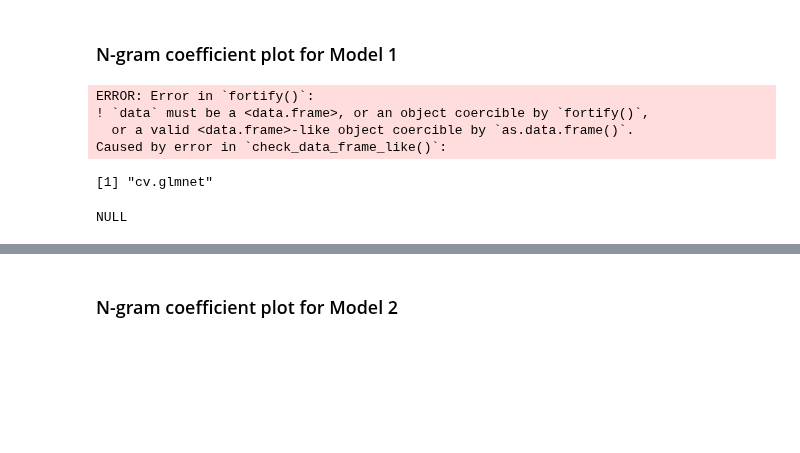
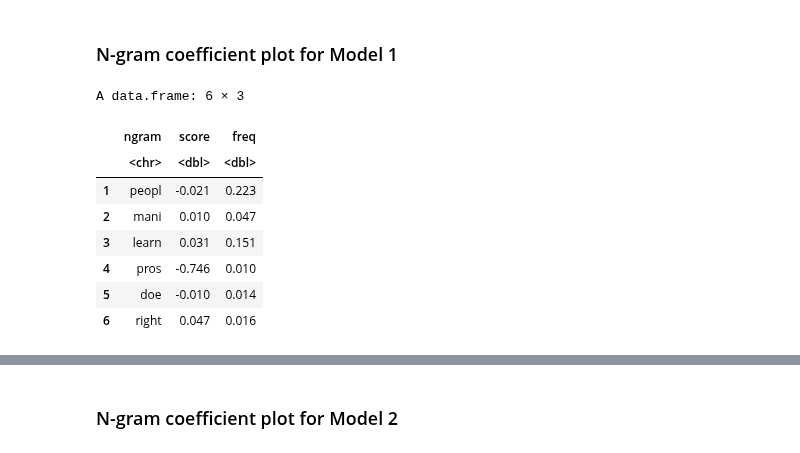
Before and after one commit to hivan04/text-mining, a Jupyter notebook: w2/m2/assignment2.ipynb, the cells around one changed output, grey strips where cells are left out. Drawn from its saved outputs; the diff is of its cells as text; code cells hidden in the pictures; blank space fills up the shorter version.

```diff
--- a/w2/m2/assignment2.ipynb
+++ b/w2/m2/assignment2.ipynb
@@ -362,32 +385,45 @@ ggplot(acc_all,
 # %% [markdown]
 ### N-gram coefficient plot for Model 1
-# %%
-amazon_model_pros %>%
-    ggplot(aes(x=score, y=freq, label=ngram, color=score)) +
-    scale_color_gradient2(low="navyblue",
-                        mid = "grey",
-                        high="forestgreen",
-                        midpoint = 0)+
-  geom_vline(xintercept=0)+
-  geom_point() +
-  geom_label_repel(max.overlaps = 15)+
-  scale_x_continuous(limits = c(-.2,.1),
-                     breaks = seq(-.2,.2,.05)) +
-  scale_y_continuous(trans="log2",
-                     breaks=c(.01,.05,.1,.2,.5,1,2,5))+
-  theme_bw() +
-  labs(x="Coefficient in Model",y="Uses per Review")+
-  theme(legend.position = "none",
-        axis.title=element_text(size=20),
-        axis.text=element_text(size=16))
-# %% [output]
-ERROR: Error in `fortify()`:
-! `data` must be a <data.frame>, or an object coercible by `fortify()`,
-  or a valid <data.frame>-like object coercible by `as.data.frame()`.
-Caused by error in `check_data_frame_like()`:
-# %%
-class(amazon_model_pros)
-names(dfm_amazon_train_pros)
-# %% [output]
-[1] "cv.glmnet"
-NULL
+# %%
+# Reorder test columns to match train exactly
+dfm_amazon_test_pros <- dfm_amazon_test_pros[, train_terms, drop = FALSE]
+
+
+# Extract non-zero coefficients from trained model
+plotCoefs <- coef(amazon_model_pros, s = s_lambda) %>%
+  as.matrix() %>%
+  as.data.frame() %>%
+  rownames_to_column("ngram")
+
+# Rename the coefficient column robustly (whatever it's called) -> "score"
+names(plotCoefs)[names(plotCoefs) != "ngram"] <- "score"
+
+plotCoefs <- plotCoefs %>%
+  filter(
+    ngram != "(Intercept)",
+    !is.na(score),
+    score != 0
+  )
+
+# Compute test frequencies ("uses per review")
+plotFreqs <- data.frame(
+  ngram = colnames(dfm_amazon_test_pros),
+  freq  = colMeans(dfm_amazon_test_pros)
+)
+
+# 6) Combine + round
+plotDat <- plotCoefs %>%
+  inner_join(plotFreqs, by = "ngram") %>%   # only keep terms present in both (they should be)
+  mutate(across(c(score, freq), ~ round(., 3)))
+
+head(plotDat)
+# %% [output]
+A data.frame: 6 × 3
+|  | ngram | score | freq |
+|  | <chr> | <dbl> | <dbl> |
+| 1 | peopl | -0.021 | 0.223 |
+| 2 | mani | 0.010 | 0.047 |
+| 3 | learn | 0.031 | 0.151 |
+| 4 | pros | -0.746 | 0.010 |
+| 5 | doe | -0.010 | 0.014 |
+| 6 | right | 0.047 | 0.016 |
```
Also changed, not shown: parts of 10 cells of this notebook, 1 other file.
